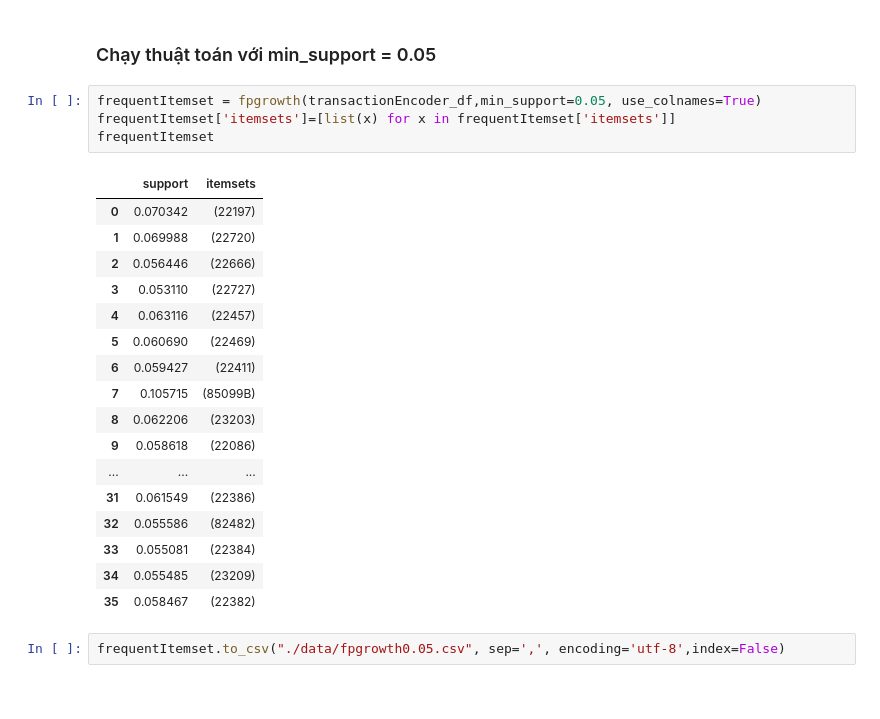
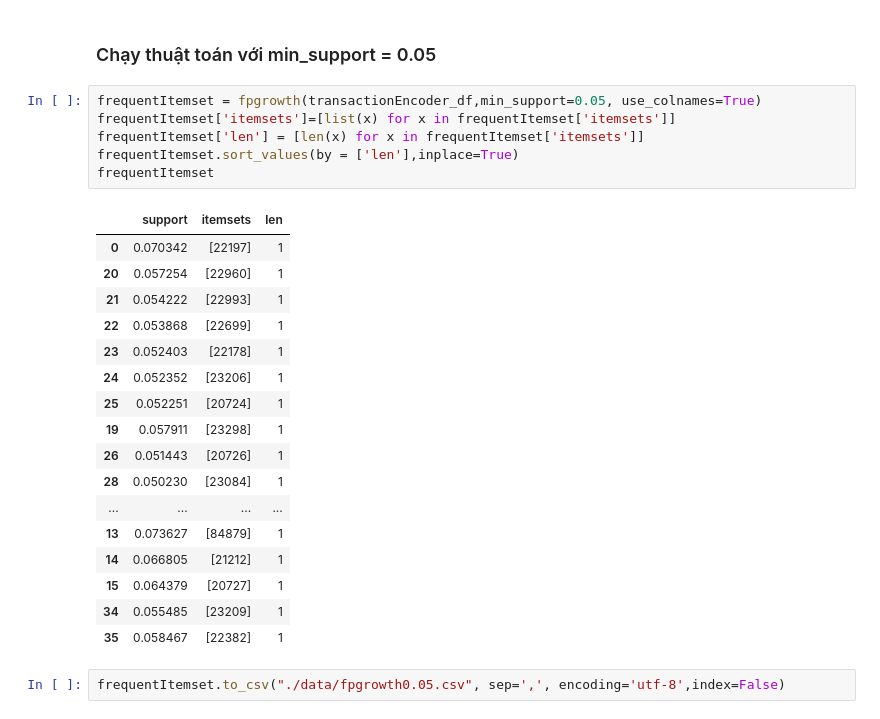
Before and after one commit to n0aHVN/Uni_DataMining_Final, a Jupyter notebook: Code.ipynb, the cells around one changed output. Drawn from its saved outputs; the diff is of its cells as text.

```diff
--- a/Code.ipynb
+++ b/Code.ipynb
@@ -1021,25 +1009,27 @@ frequentItemset.to_csv("./data/fpgrowth0.01.csv", sep=',', encoding='utf-8',inde
 # %%
 frequentItemset = fpgrowth(transactionEncoder_df,min_support=0.05, use_colnames=True)
 frequentItemset['itemsets']=[list(x) for x in frequentItemset['itemsets']]
+frequentItemset['len'] = [len(x) for x in frequentItemset['itemsets']]
+frequentItemset.sort_values(by = ['len'],inplace=True)
 frequentItemset
 # %% [output]
-|  | support | itemsets |
-| 0 | 0.070342 | (22197) |
-| 1 | 0.069988 | (22720) |
-| 2 | 0.056446 | (22666) |
-| 3 | 0.053110 | (22727) |
-| 4 | 0.063116 | (22457) |
-| 5 | 0.060690 | (22469) |
-| 6 | 0.059427 | (22411) |
-| 7 | 0.105715 | (85099B) |
-| 8 | 0.062206 | (23203) |
-| 9 | 0.058618 | (22086) |
-| ... | ... | ... |
-| 31 | 0.061549 | (22386) |
-| 32 | 0.055586 | (82482) |
-| 33 | 0.055081 | (22384) |
-| 34 | 0.055485 | (23209) |
-| 35 | 0.058467 | (22382) |
+|  | support | itemsets | len |
+| 0 | 0.070342 | [22197] | 1 |
+| 20 | 0.057254 | [22960] | 1 |
+| 21 | 0.054222 | [22993] | 1 |
+| 22 | 0.053868 | [22699] | 1 |
+| 23 | 0.052403 | [22178] | 1 |
+| 24 | 0.052352 | [23206] | 1 |
+| 25 | 0.052251 | [20724] | 1 |
+| 19 | 0.057911 | [23298] | 1 |
+| 26 | 0.051443 | [20726] | 1 |
+| 28 | 0.050230 | [23084] | 1 |
+| ... | ... | ... | ... |
+| 13 | 0.073627 | [84879] | 1 |
+| 14 | 0.066805 | [21212] | 1 |
+| 15 | 0.064379 | [20727] | 1 |
+| 34 | 0.055485 | [23209] | 1 |
+| 35 | 0.058467 | [22382] | 1 |
 # %%
 frequentItemset.to_csv("./data/fpgrowth0.05.csv", sep=',', encoding='utf-8',index=False)
 # %% [markdown]
```
Also changed, not shown: parts of 19 cells of this notebook, 5 other files.
